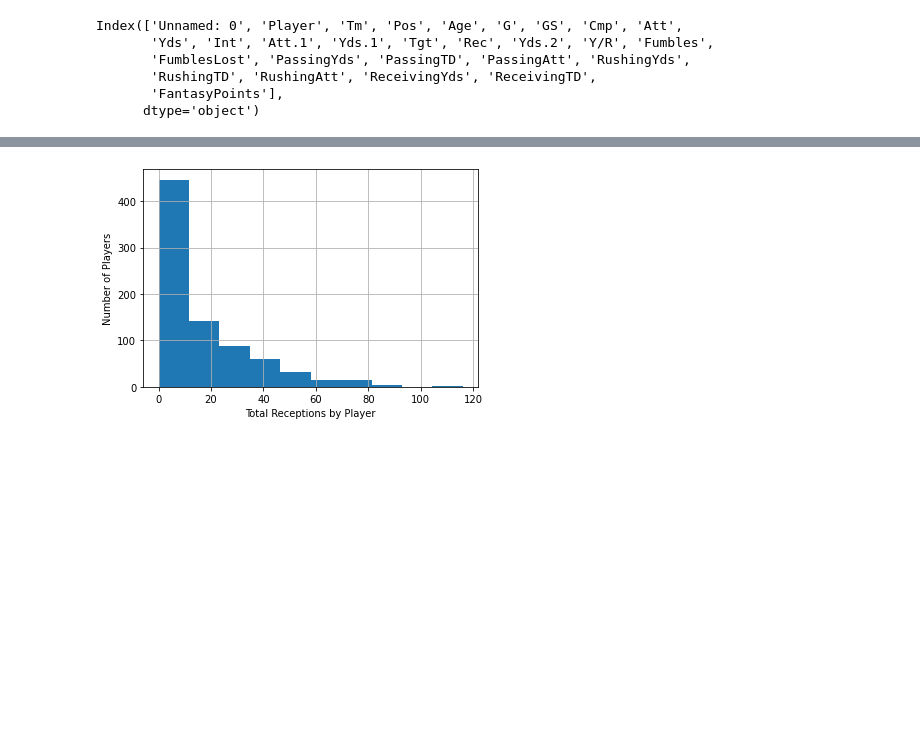
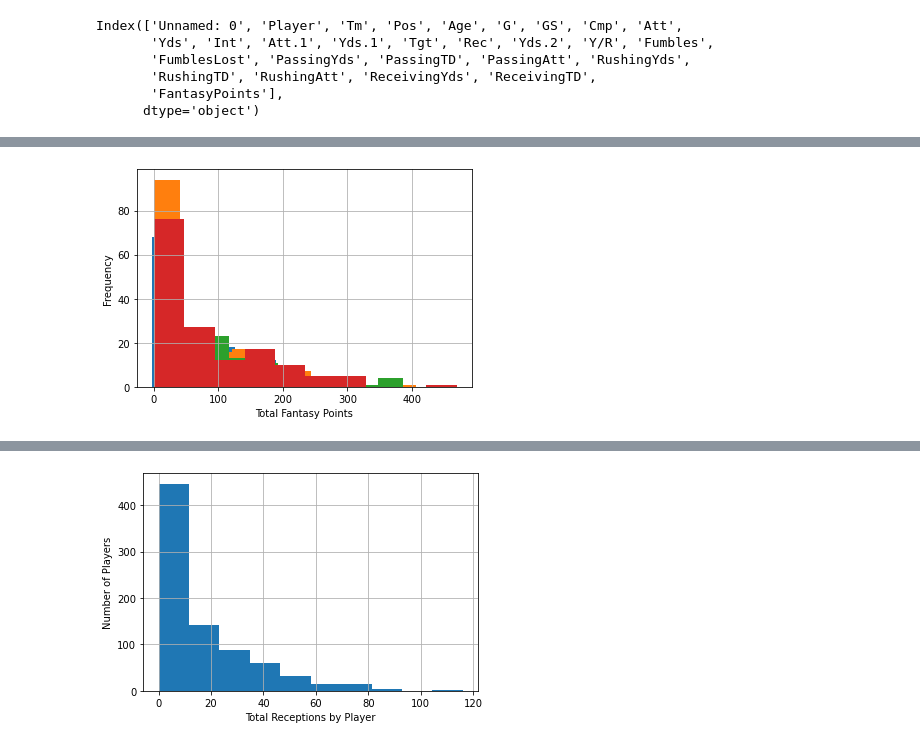
Before and after one commit to tiffanyharris711/pandasy-football, a Jupyter notebook: TomWork.ipynb, the cells around one changed output, grey strips where cells are left out. Cells and saved outputs as stored; diff of their text form; code cells hidden in the pictures; blank space fills up the shorter version.

```diff
--- a/TomWork.ipynb
+++ b/TomWork.ipynb
@@ -9,0 +23,6 @@ import csv
+# %%
+# Import CSVs (2016)
+
+player_data_16 = pd.read_csv("2016.csv")
+
+player_data_16.columns
@@ -9,0 +36,6 @@ import csv
+# %%
+# Import CSVs (2017)
+
+player_data_17 = pd.read_csv("2017.csv")
+
+player_data_17.columns
@@ -9,0 +49,6 @@ import csv
+# %%
+# Import CSVs 2018
+
+player_data_18 = pd.read_csv("2018.csv")
+
+player_data.columns
@@ -10,9 +62,9 @@ import csv
 # %%
 # Import CSVs
 
-player_data = pd.read_csv("2019.csv")
+player_data_19 = pd.read_csv("2019.csv")
 
-player_data.columns
+player_data_19.columns
 # %% [output]
 Index(['Unnamed: 0', 'Player', 'Tm', 'Pos', 'Age', 'G', 'GS', 'Cmp', 'Att',
        'Yds', 'Int', 'Att.1', 'Yds.1', 'Tgt', 'Rec', 'Yds.2', 'Y/R', 'Fumbles',
@@ -142,0 +115,23 @@ desc_rec
+# %%
+# find histogram
+fantasypoints_19 = skill_data_19["FantasyPoints"]
+
+fantasypoints_18 = skill_data_18["FantasyPoints"]
+
+fantasypoints_17 = skill_data_17["FantasyPoints"]
+
+fantasypoints_16 = skill_data_16["FantasyPoints"]
+
+fantasypoints_15 = skill_data_15["FantasyPoints"]
+
+# Label Years // Try to Soften Colors
+
+fantasypoints_15.hist()
+fantasypoints_16.hist()
+fantasypoints_18.hist()
+fantasypoints_19.hist()
+plt.xlabel("Total Fantasy Points")
+plt.ylabel("Frequency")
+plt.show()
+# %% [output]
+[figure, added]
```
Also changed, not shown: parts of 23 cells of this notebook.
